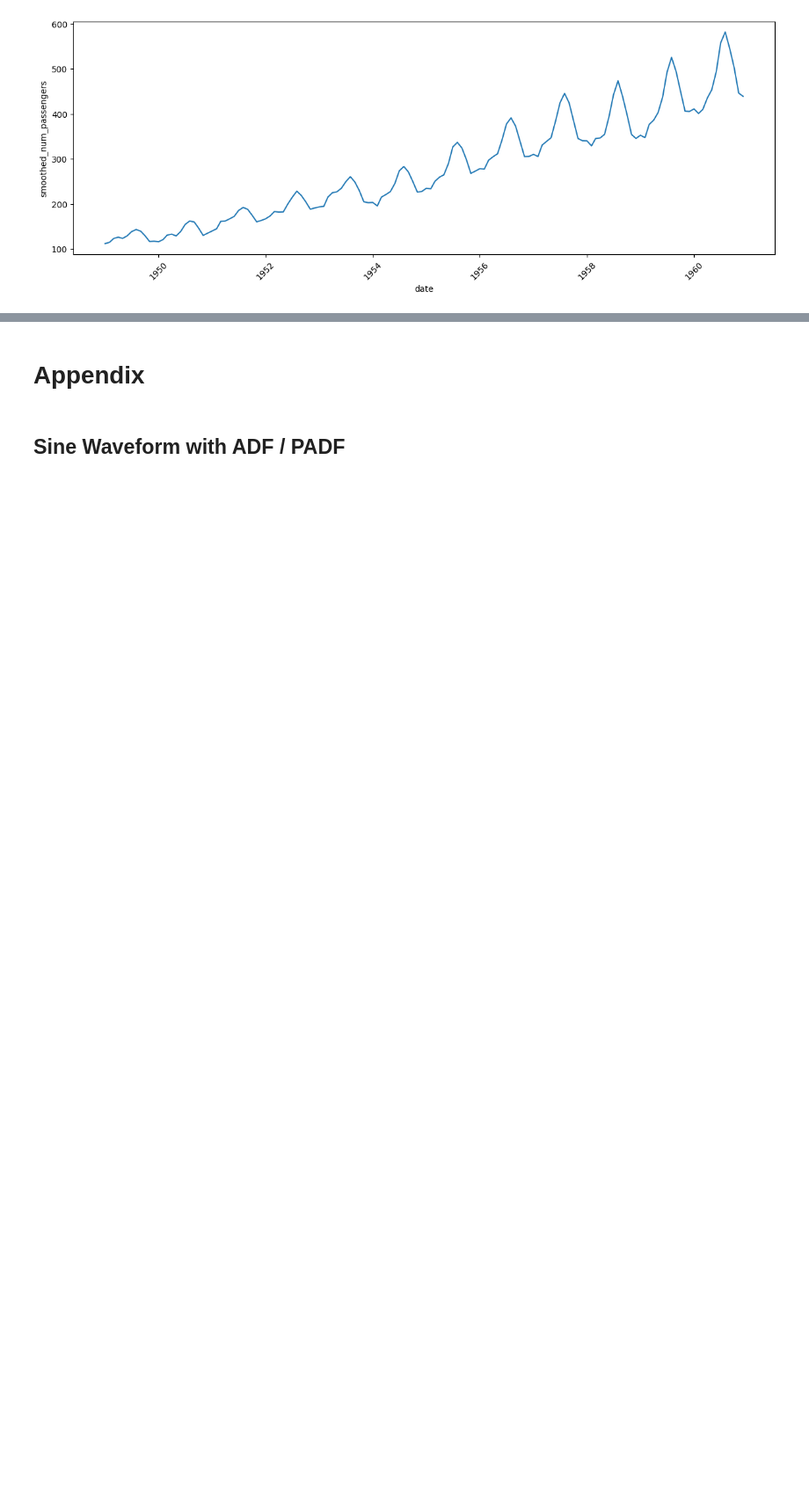
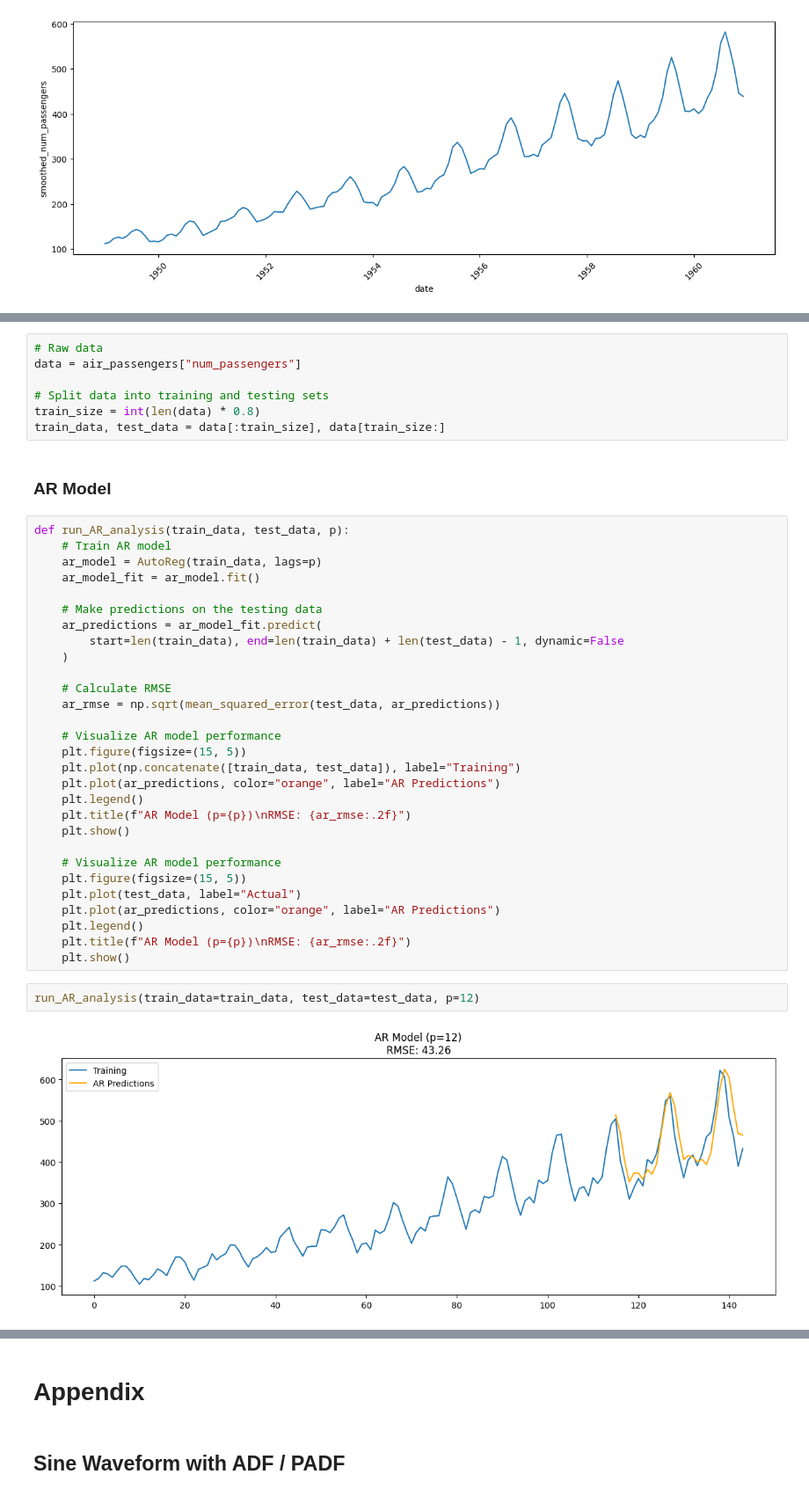
Before and after one commit to mcachosoblechero/DataHour-Intro-Time-Series, a Jupyter notebook: A-gentle-intro-to-time-series.ipynb, the cells around one changed output, grey strips where cells are left out. Shown at 88% size. Saved outputs shown, nothing was run; the diff lists cells and outputs as text; blank space fills up the shorter version.

```diff
--- a/A-gentle-intro-to-time-series.ipynb
+++ b/A-gentle-intro-to-time-series.ipynb
@@ -407,0 +421,42 @@ plot_lineplot_time_series(air_passengers, "date", "smoothed_num_passengers")
+# %%
+# Raw data
+data = air_passengers["num_passengers"]
+
+# Split data into training and testing sets
+train_size = int(len(data) * 0.8)
+train_data, test_data = data[:train_size], data[train_size:]
+# %% [markdown]
+### AR Model
+# %%
+def run_AR_analysis(train_data, test_data, p):
+    # Train AR model
+    ar_model = AutoReg(train_data, lags=p)
+    ar_model_fit = ar_model.fit()
+
+    # Make predictions on the testing data
+    ar_predictions = ar_model_fit.predict(
+        start=len(train_data), end=len(train_data) + len(test_data) - 1, dynamic=False
+    )
+
+    # Calculate RMSE
+    ar_rmse = np.sqrt(mean_squared_error(test_data, ar_predictions))
+
+    # Visualize AR model performance
+    plt.figure(figsize=(15, 5))
+    plt.plot(np.concatenate([train_data, test_data]), label="Training")
+    plt.plot(ar_predictions, color="orange", label="AR Predictions")
+    plt.legend()
+    plt.title(f"AR Model (p={p})\nRMSE: {ar_rmse:.2f}")
+    plt.show()
+
+    # Visualize AR model performance
+    plt.figure(figsize=(15, 5))
+    plt.plot(test_data, label="Actual")
+    plt.plot(ar_predictions, color="orange", label="AR Predictions")
+    plt.legend()
+    plt.title(f"AR Model (p={p})\nRMSE: {ar_rmse:.2f}")
+    plt.show()
+# %%
+run_AR_analysis(train_data=train_data, test_data=test_data, p=12)
+# %% [output]
+[figure, added]
```
Also changed, not shown: parts of 23 cells of this notebook.
